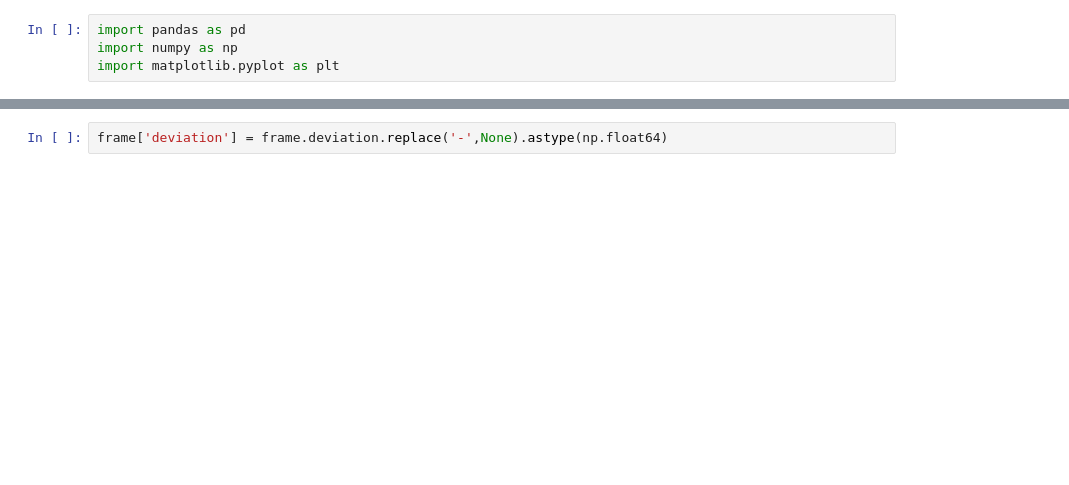
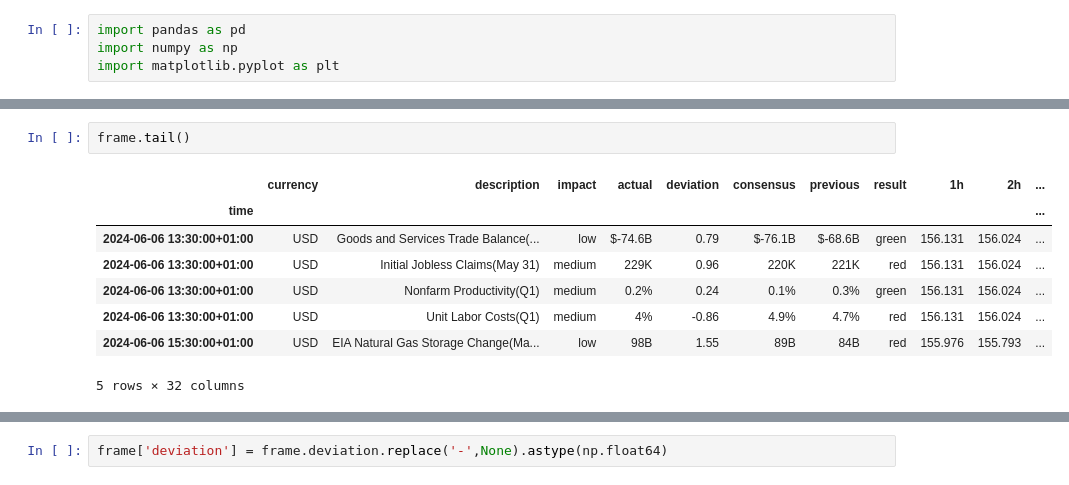
Before and after one commit to shreyash99ramtekkar/forex-economic-analysis, a Jupyter notebook: economic_analysis.ipynb, the cells around one changed output, grey strips where cells are left out. Cells and saved outputs as stored; diff of their text form; blank space fills up the shorter version.

```diff
--- a/economic_analysis.ipynb
+++ b/economic_analysis.ipynb
@@ -41 +93,12 @@ frame.head()
 5 rows × 32 columns
+# %%
+frame.tail()
+# %% [output]
+|  | currency | description | impact | actual | deviation | consensus | previous | result | 1h | 2h | ... |
+| time |  |  |  |  |  |  |  |  |  |  | ... |
+| 2024-06-06 13:30:00+01:00 | USD | Goods and Services Trade Balance(... | low | $-74.6B | 0.79 | $-76.1B | $-68.6B | green | 156.131 | 156.024 | ... |
+| 2024-06-06 13:30:00+01:00 | USD | Initial Jobless Claims(May 31) | medium | 229K | 0.96 | 220K | 221K | red | 156.131 | 156.024 | ... |
+| 2024-06-06 13:30:00+01:00 | USD | Nonfarm Productivity(Q1) | medium | 0.2% | 0.24 | 0.1% | 0.3% | green | 156.131 | 156.024 | ... |
+| 2024-06-06 13:30:00+01:00 | USD | Unit Labor Costs(Q1) | medium | 4% | -0.86 | 4.9% | 4.7% | red | 156.131 | 156.024 | ... |
+| 2024-06-06 15:30:00+01:00 | USD | EIA Natural Gas Storage Change(Ma... | low | 98B | 1.55 | 89B | 84B | red | 155.976 | 155.793 | ... |
+5 rows × 32 columns
```
Also changed, not shown: parts of 24 cells of this notebook.
